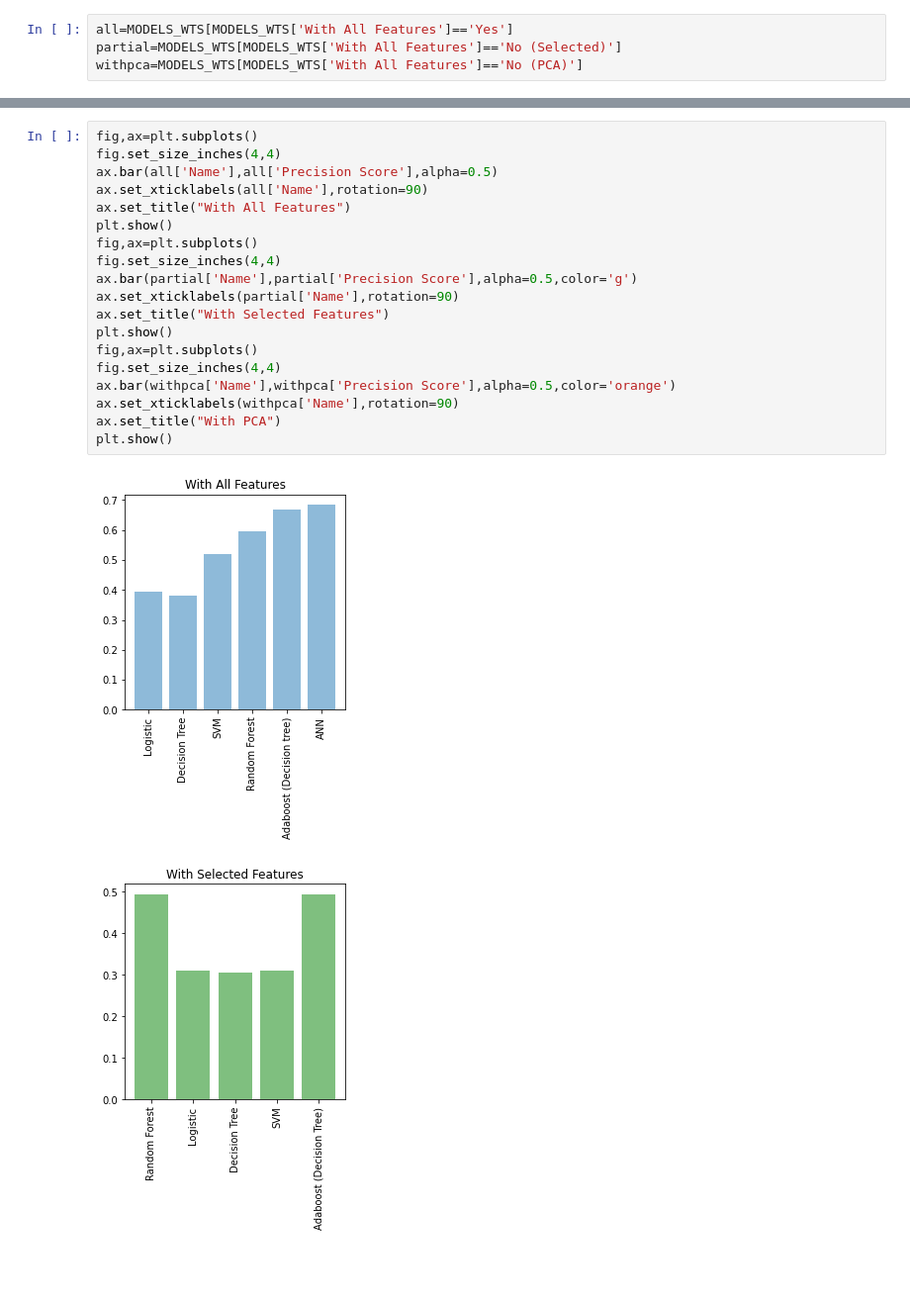
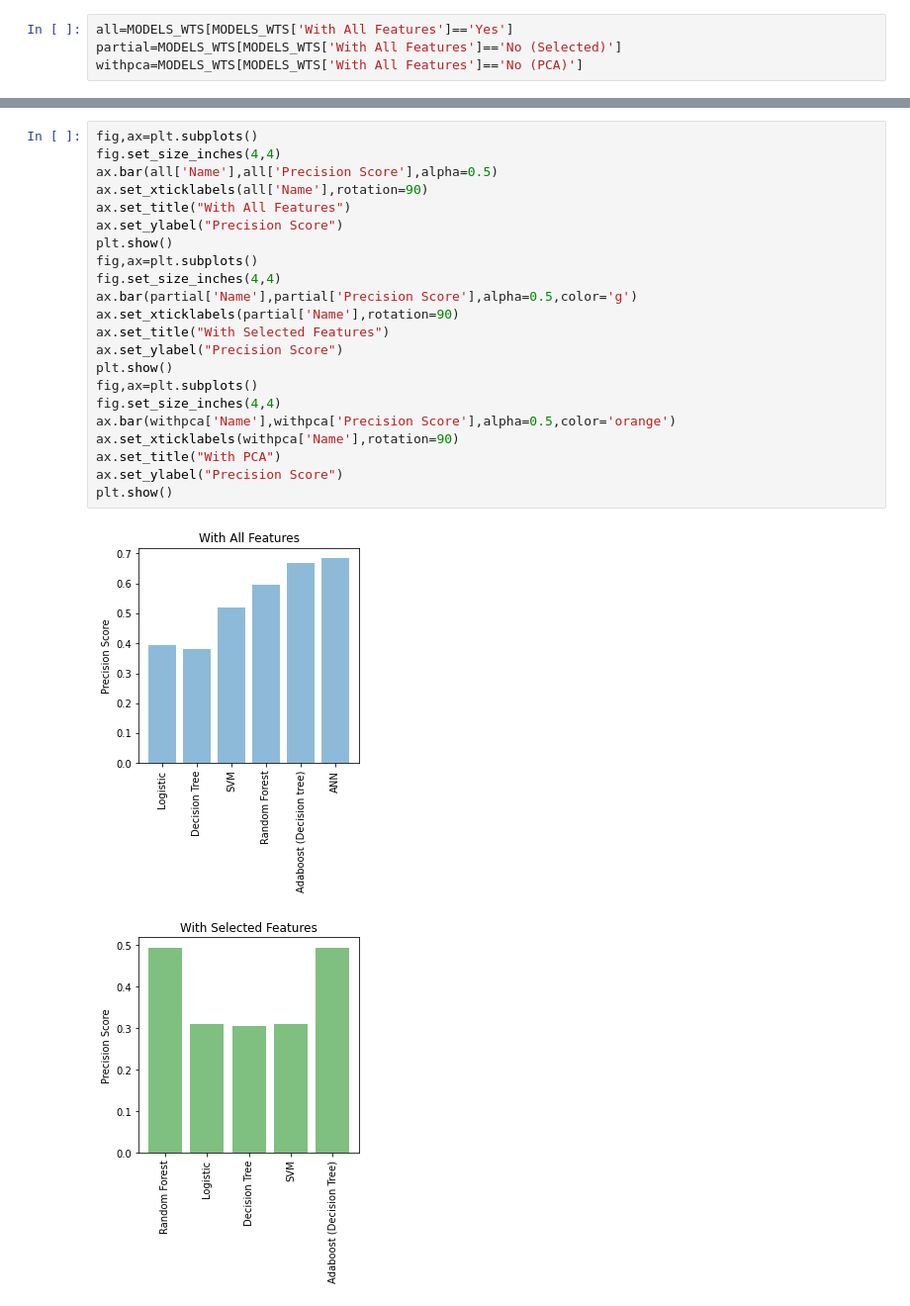
Before and after one commit to mihir70/Credit-Card-Prediction, a Jupyter notebook: Default.ipynb, the cells around one changed output, grey strips where cells are left out. Shown at 99% size. Drawn from its saved outputs; the diff is of its cells as text; blank space fills up the shorter version.

```diff
--- a/Default.ipynb
+++ b/Default.ipynb
@@ -1306,22 +1312,25 @@ plt.show()
 # %%
 fig,ax=plt.subplots()
 fig.set_size_inches(4,4)
 ax.bar(all['Name'],all['Precision Score'],alpha=0.5)
 ax.set_xticklabels(all['Name'],rotation=90)
 ax.set_title("With All Features")
+ax.set_ylabel("Precision Score")
 plt.show()
 fig,ax=plt.subplots()
 fig.set_size_inches(4,4)
 ax.bar(partial['Name'],partial['Precision Score'],alpha=0.5,color='g')
 ax.set_xticklabels(partial['Name'],rotation=90)
 ax.set_title("With Selected Features")
+ax.set_ylabel("Precision Score")
 plt.show()
 fig,ax=plt.subplots()
 fig.set_size_inches(4,4)
 ax.bar(withpca['Name'],withpca['Precision Score'],alpha=0.5,color='orange')
 ax.set_xticklabels(withpca['Name'],rotation=90)
 ax.set_title("With PCA")
+ax.set_ylabel("Precision Score")
 plt.show()
 # %% [output]
-[figure, old version]
+[figure, new version]
-[figure, old version]
+[figure, new version]
```
Also changed, not shown: parts of 5 cells of this notebook.
